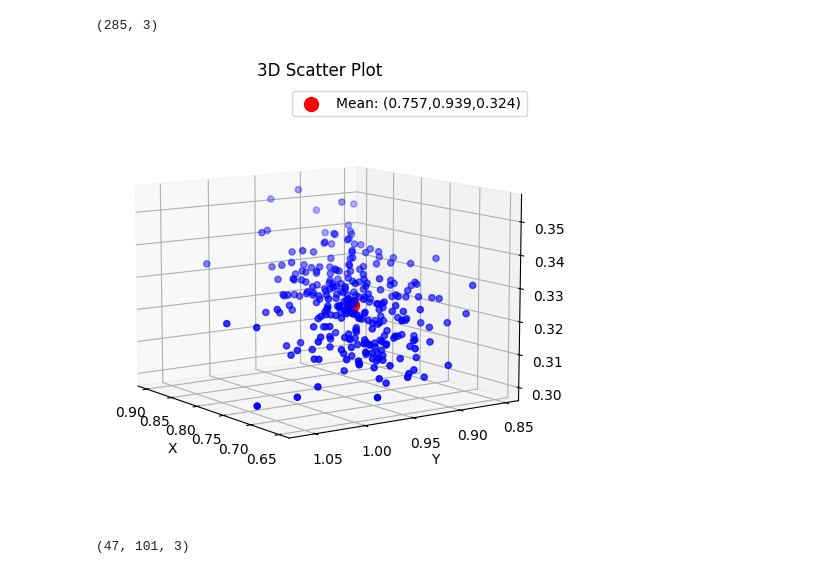
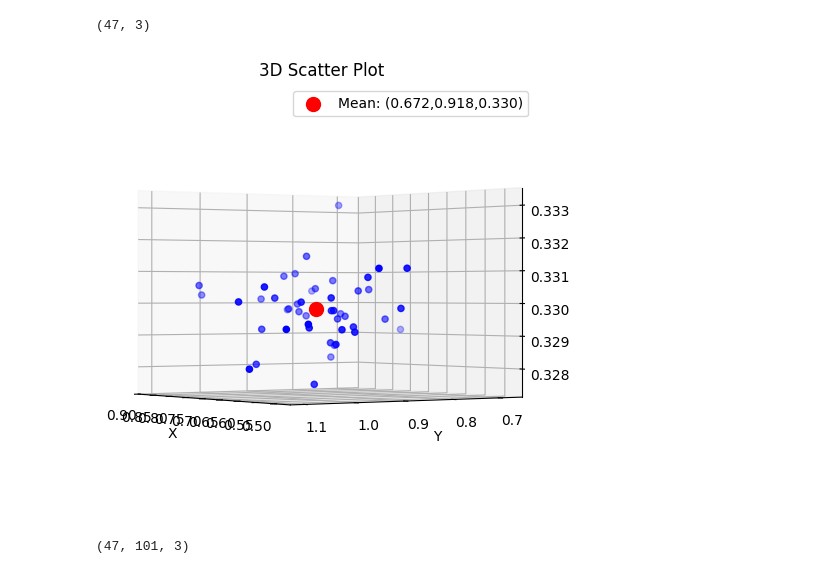
Before and after one commit to tonymenzo/RSA, a Jupyter notebook: src/RSA_nD_tuner_confidence_plot.ipynb, the cells around one changed output. Cells and saved outputs as stored; diff of their text form; code cells hidden in the pictures.

```diff
--- a/src/RSA_nD_tuner_confidence_plot.ipynb
+++ b/src/RSA_nD_tuner_confidence_plot.ipynb
@@ -2,37 +2,37 @@
 import numpy as np
 import matplotlib.pyplot as plt
 from mpl_toolkits.mplot3d import Axes3D  # Required for 3D plotting
 
 datafolder = '/pscratch/sd/l/ljpuslar/RSA/RSA/src/temp_results/Tuner_confidence/'
 # points = np.load('/pscratch/sd/l/ljpuslar/RSA/RSA/src/temp_results/Tuner/jupyter/ADAgrad_N50k_3/RSA_tuning_params.npy')
-save_nm = 5
+save_nm = 13
 points = np.load(datafolder + f'params_final_{save_nm}.npy')
 print(np.shape(points))
 
 # points = all_params
 
 fig = plt.figure()
 ax = fig.add_subplot(111, projection='3d')
 
 # Unpack the three columns
 x, y, z = points[:, 0], points[:, 1], points[:, 2]
 
 xm, ym, zm = np.mean(x), np.mean(y), np.mean(z)
 
 ax.scatter(x, y, z, marker='o', c='blue')  # 3D scatter plot
 # put mean point in red big size over all other points making it stand out from others by being in front using the zorder
 ax.scatter(xm, ym, zm, marker='o', c='red', s=100, zorder=0, label=f'Mean: ({xm:.3f},{ym:.3f},{zm:.3f})')  # Mean point
 ax.set_xlabel('X')
 ax.set_ylabel('Y')
 ax.set_zlabel('Z')
 ax.set_title('3D Scatter Plot')
-ax.view_init(elev=10, azim=145)
+ax.view_init(elev=0, azim=145)
 plt.tight_layout()
 plt.legend()
 plt.show()
 # %% [output]
-(285, 3)
+(47, 3)
-[figure, old version]
+[figure, new version]
 # %%
 datafolder = '/pscratch/sd/l/ljpuslar/RSA/RSA/src/temp_results/Tuner_confidence/'
 # points = np.load('/pscratch/sd/l/ljpuslar/RSA/RSA/src/temp_results/Tuner/jupyter/ADAgrad_N50k_3/RSA_tuning_params.npy')
```
Also changed, not shown: parts of 1 cell of this notebook, 8 other files.
